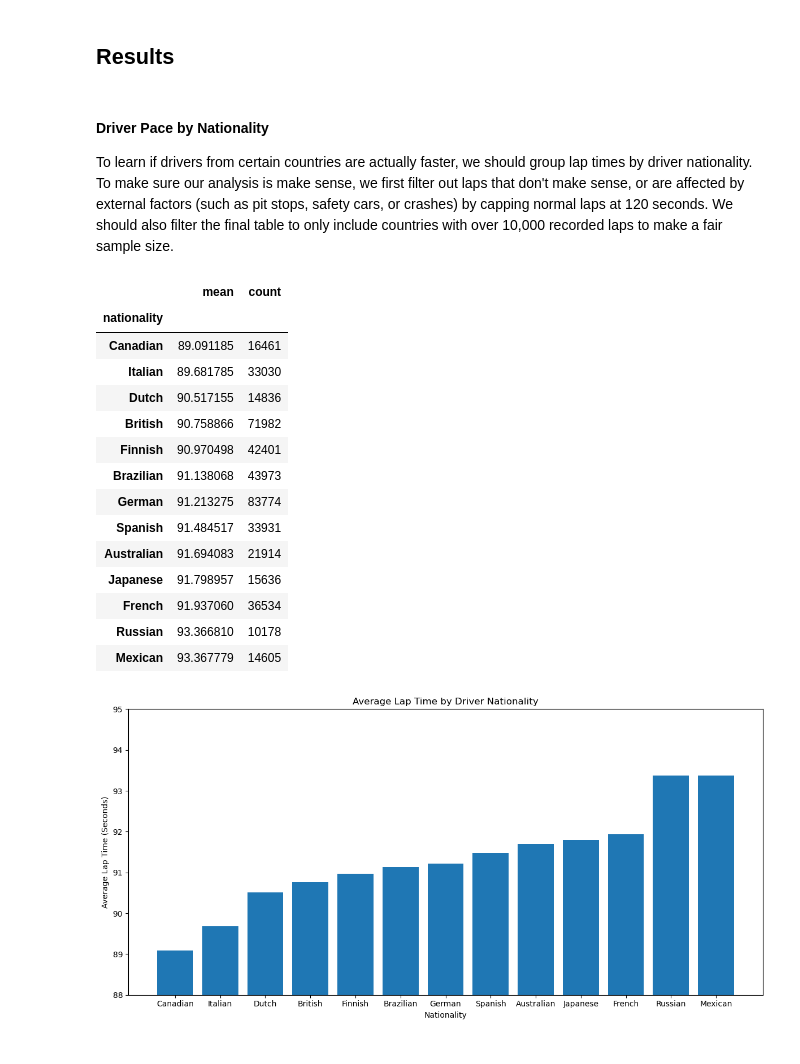
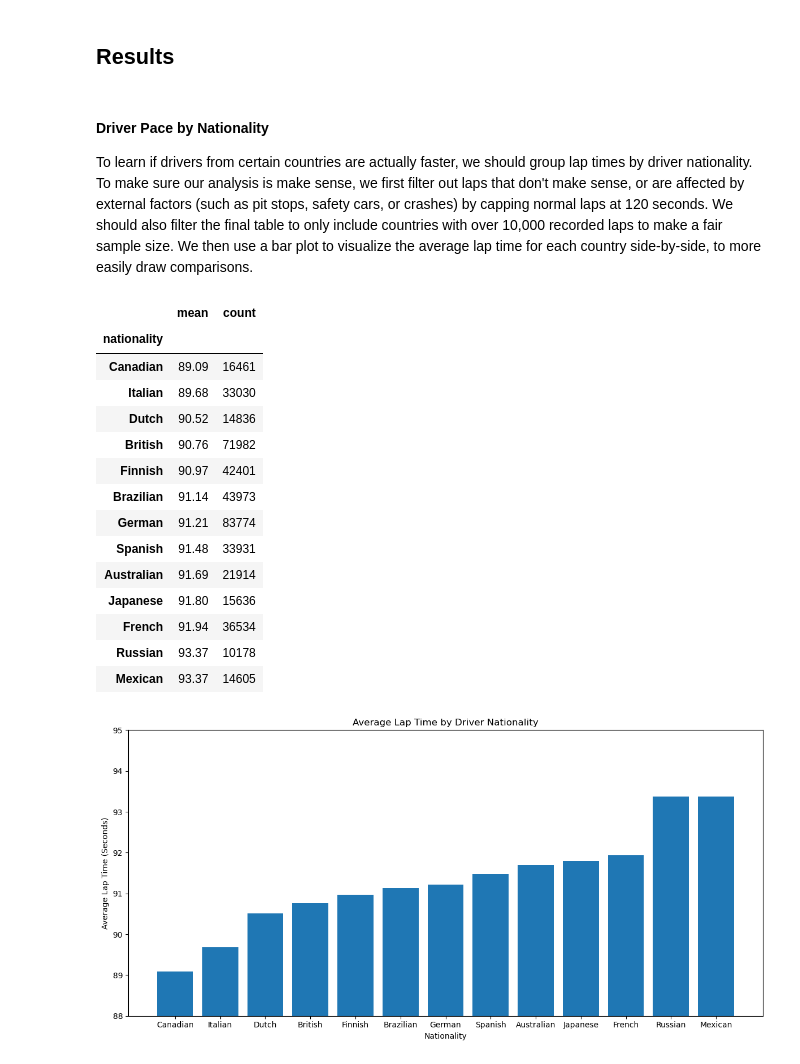
Before and after one commit to ElsaMathew-Lewis/F1_Statistical-Analysis_GroupProject, a Jupyter notebook: Group7_FinalProject_HTMLformatted.ipynb, the cells around one changed output. Cells and saved outputs as stored; diff of their text form; code cells hidden in the pictures.

```diff
--- a/Group7_FinalProject_HTMLformatted.ipynb
+++ b/Group7_FinalProject_HTMLformatted.ipynb
@@ -175,35 +186,35 @@ display(merged[["qualifying_position", "race_position", "points"]].describe().ro
 ## Results
 # %% [markdown]
 #### Driver Pace by Nationality
-To learn if drivers from certain countries are actually faster, we should group lap times by driver nationality. To make sure our analysis is make sense, we first filter out laps that don't make sense, or are affected by external factors (such as pit stops, safety cars, or crashes) by capping normal laps at 120 seconds. We should also filter the final table to only include countries with over 10,000 recorded laps to make a fair sample size.
+To learn if drivers from certain countries are actually faster, we should group lap times by driver nationality. To make sure our analysis is make sense, we first filter out laps that don't make sense, or are affected by external factors (such as pit stops, safety cars, or crashes) by capping normal laps at 120 seconds. We should also filter the final table to only include countries with over 10,000 recorded laps to make a fair sample size. We then use a bar plot to visualize the average lap time for each country side-by-side, to more easily draw comparisons.
 # %%
 # Filter out abnormally slow laps (potentially due to external factors)
 clean_laps = f1_data[f1_data['seconds'] < 120]
 
 # Group by nationality for mean lap time and total lap count
 nation_table = clean_laps.groupby('nationality')['seconds'].agg(['mean', 'count'])
 
 # Only include countries that have more than 10000 recorded laps
 nation_table = nation_table[nation_table['count'] > 10000]
 
 nation_table = nation_table.sort_values(by='mean')
-display(nation_table)
+display(nation_table.round(2))
 # %% [output]
 |  | mean | count |
 | nationality |  |  |
-| Canadian | 89.091185 | 16461 |
-| Italian | 89.681785 | 33030 |
-| Dutch | 90.517155 | 14836 |
-| British | 90.758866 | 71982 |
-| Finnish | 90.970498 | 42401 |
-| Brazilian | 91.138068 | 43973 |
-| German | 91.213275 | 83774 |
-| Spanish | 91.484517 | 33931 |
-| Australian | 91.694083 | 21914 |
-| Japanese | 91.798957 | 15636 |
-| French | 91.937060 | 36534 |
-| Russian | 93.366810 | 10178 |
-| Mexican | 93.367779 | 14605 |
+| Canadian | 89.09 | 16461 |
+| Italian | 89.68 | 33030 |
+| Dutch | 90.52 | 14836 |
+| British | 90.76 | 71982 |
+| Finnish | 90.97 | 42401 |
+| Brazilian | 91.14 | 43973 |
+| German | 91.21 | 83774 |
+| Spanish | 91.48 | 33931 |
+| Australian | 91.69 | 21914 |
+| Japanese | 91.80 | 15636 |
+| French | 91.94 | 36534 |
+| Russian | 93.37 | 10178 |
+| Mexican | 93.37 | 14605 |
 # %%
 plt.figure(figsize=(12, 6))
 plt.bar(nation_table.index, nation_table['mean'])
```
Also changed, not shown: parts of 9 cells of this notebook.
